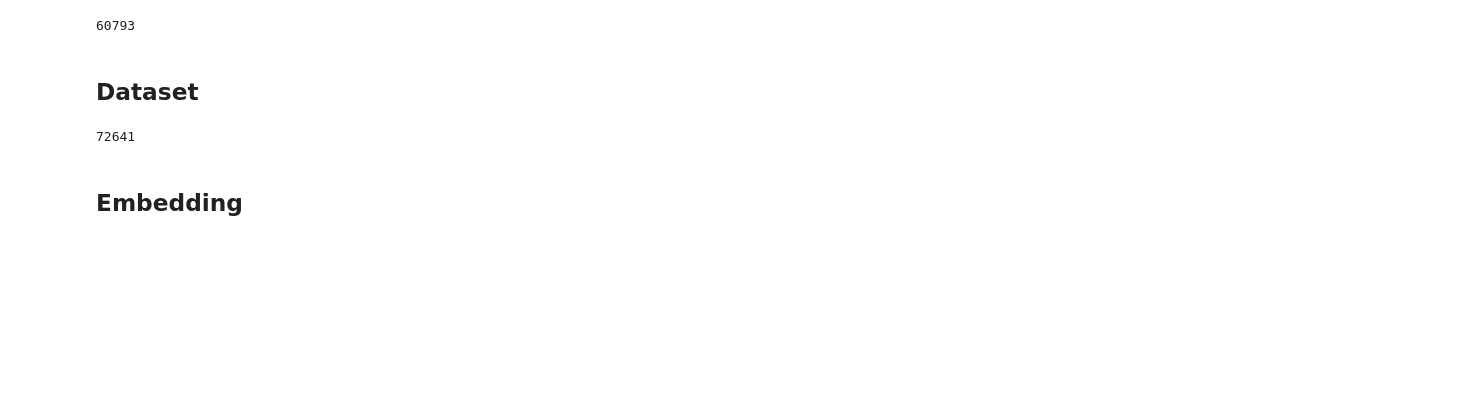
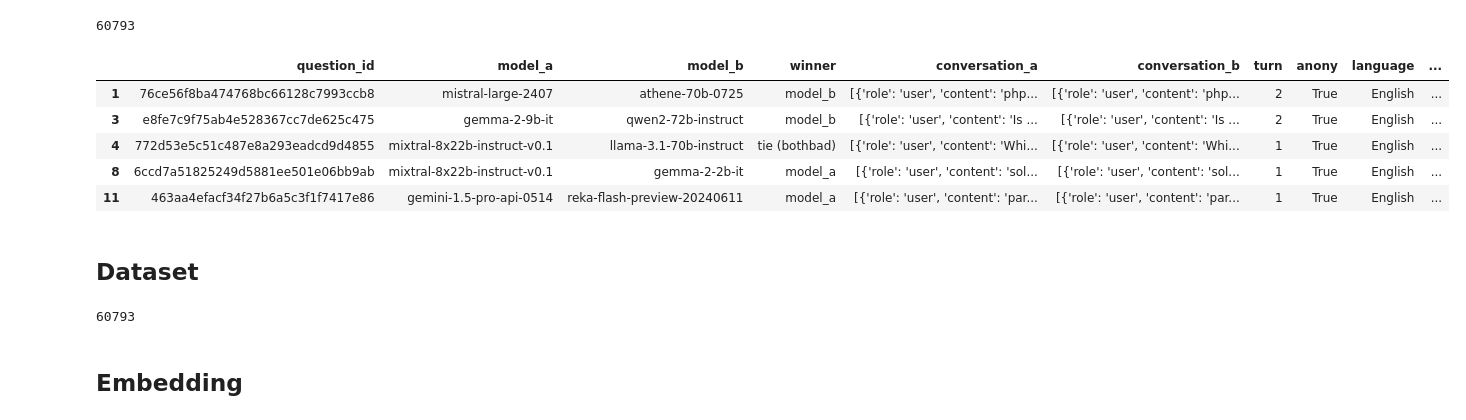
Before and after one commit to lmarena/arena-catalog, a Jupyter notebook: topic_clustering/clustering_script.ipynb, the cells around one changed output. Saved outputs shown, nothing was run; the diff lists cells and outputs as text; code cells hidden in the pictures; blank space fills up the shorter version.

```diff
--- a/topic_clustering/clustering_script.ipynb
+++ b/topic_clustering/clustering_script.ipynb
@@ -51,6 +29,17 @@ english_df = df[df['language'] == 'English']
 len(english_df)
 # %% [output]
 60793
+# %%
+english_df['Prompt'] = english_df.apply(lambda x: ' '.join([i['content'] for i in x['conversation_a'] if i['role'] == 'user']), axis=1)
+# %%
+english_df.head()
+# %% [output]
+|  | question_id | model_a | model_b | winner | conversation_a | conversation_b | turn | anony | language | ... |
+| 1 | 76ce56f8ba474768bc66128c7993ccb8 | mistral-large-2407 | athene-70b-0725 | model_b | [{'role': 'user', 'content': 'php... | [{'role': 'user', 'content': 'php... | 2 | True | English | ... |
+| 3 | e8fe7c9f75ab4e528367cc7de625c475 | gemma-2-9b-it | qwen2-72b-instruct | model_b | [{'role': 'user', 'content': 'Is ... | [{'role': 'user', 'content': 'Is ... | 2 | True | English | ... |
+| 4 | 772d53e5c51c487e8a293eadcd9d4855 | mixtral-8x22b-instruct-v0.1 | llama-3.1-70b-instruct | tie (bothbad) | [{'role': 'user', 'content': 'Whi... | [{'role': 'user', 'content': 'Whi... | 1 | True | English | ... |
+| 8 | 6ccd7a51825249d5881ee501e06bb9ab | mixtral-8x22b-instruct-v0.1 | gemma-2-2b-it | model_a | [{'role': 'user', 'content': 'sol... | [{'role': 'user', 'content': 'sol... | 1 | True | English | ... |
+| 11 | 463aa4efacf34f27b6a5c3f1f7417e86 | gemini-1.5-pro-api-0514 | reka-flash-preview-20240611 | model_a | [{'role': 'user', 'content': 'par... | [{'role': 'user', 'content': 'par... | 1 | True | English | ... |
 # %% [markdown]
 ## Dataset
 # %%
@@ -63,20 +52,11 @@ file_path = "/home/ygtang/topic_clustering/data/recent_english_dataset.parquet"
 # english_df.to_parquet(file_path, index=False)
 
 english_df = load_dataset("parquet", data_files=file_path)
-# %%
-conversations_a = english_df['train']['conversation_a']
-prompts = set()
-for c in conversations_a:
-    prompts.update([interaction['content'] for interaction in c if interaction['role'] == 'user'])
-
-conversations_b = english_df['train']['conversation_b']
-for c in conversations_b:
-    prompts.update([interaction['content'] for interaction in c if interaction['role'] == 'user'])
-
-prompts = list(prompts)
-len(prompts)
-# %% [output]
-72641
+# %%
+doc = english_df['train']['Prompt']
+len(doc)
+# %% [output]
+60793
 # %% [markdown]
 ## Embedding
 # %%
```
Also changed, not shown: parts of 15 cells of this notebook, 10 other files.
